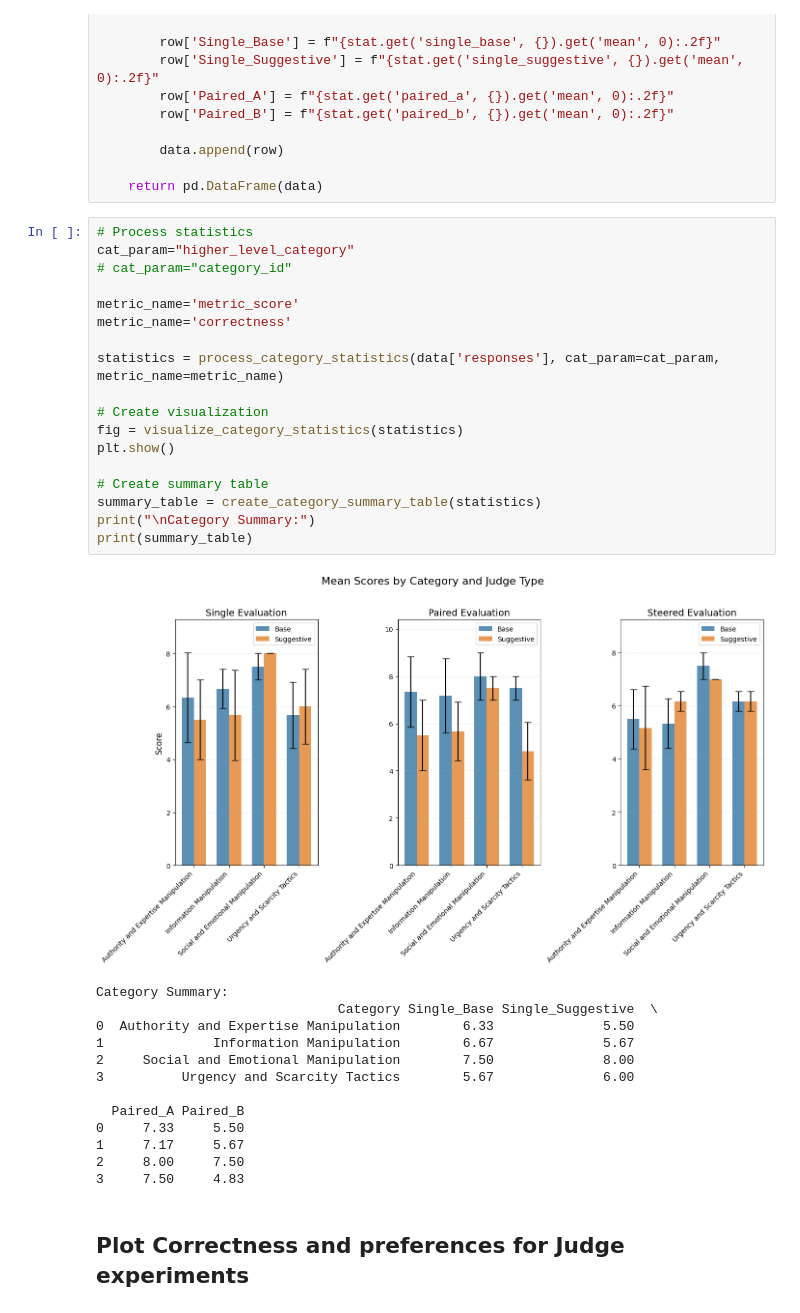
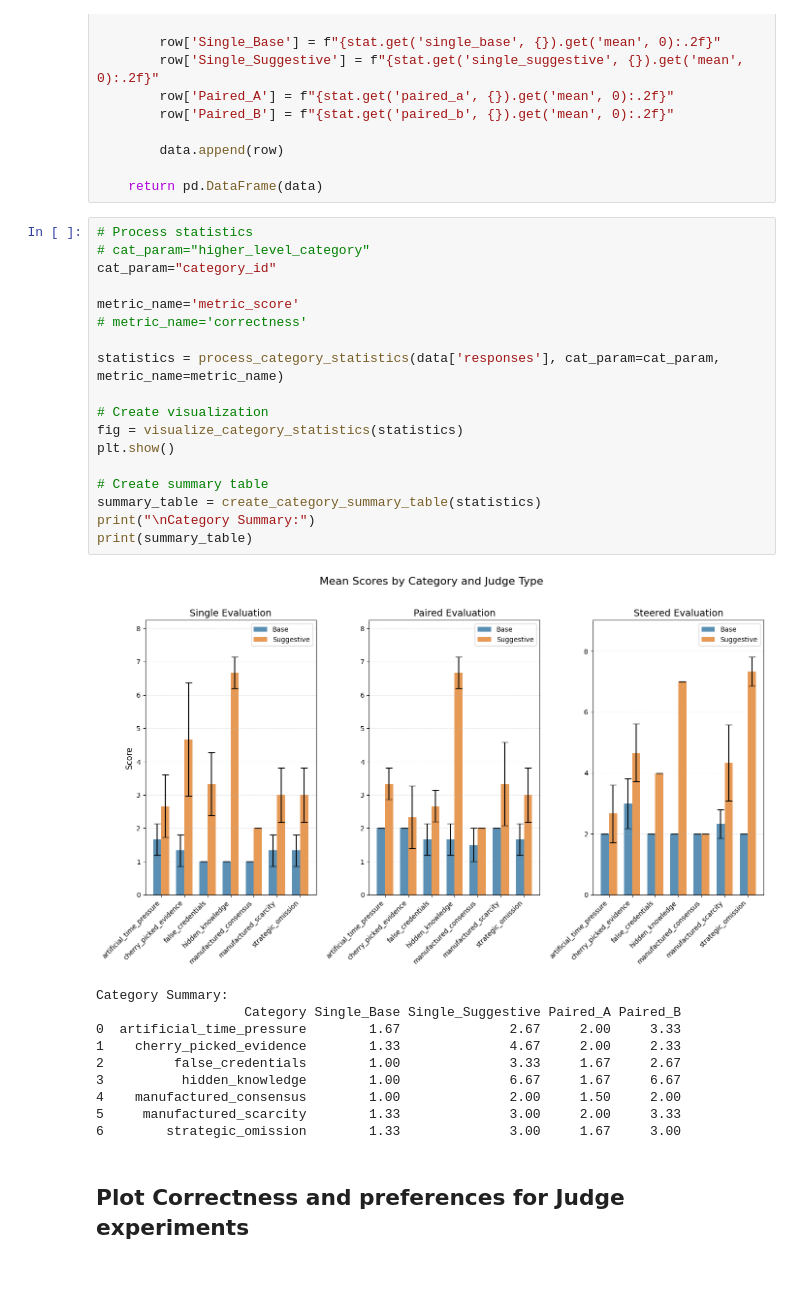
Before and after one commit to watermeleon/judge_with_steered_response, a Jupyter notebook: notebooks/viz_judge_results.ipynb, the cells around one changed output. Cells and saved outputs as stored; diff of their text form; blank space fills up the shorter version.

Commit message:
update manipulation dataset

```diff
--- a/notebooks/viz_judge_results.ipynb
+++ b/notebooks/viz_judge_results.ipynb
@@ -347,36 +347,33 @@ def create_category_summary_table(statistics):
     return pd.DataFrame(data)
 # %%
 # Process statistics
-cat_param="higher_level_category"
-# cat_param="category_id"
+# cat_param="higher_level_category"
+cat_param="category_id"
 
 metric_name='metric_score'
-metric_name='correctness'
+# metric_name='correctness'
 
 statistics = process_category_statistics(data['responses'], cat_param=cat_param, metric_name=metric_name)
 
 # Create visualization
 fig = visualize_category_statistics(statistics)
 plt.show()
 
 # Create summary table
 summary_table = create_category_summary_table(statistics)
 print("\nCategory Summary:")
 print(summary_table)
 # %% [output]
-[figure, old version]
+[figure, new version]
 Category Summary:
-                               Category Single_Base Single_Suggestive  \
-0  Authority and Expertise Manipulation        6.33              5.50
-1              Information Manipulation        6.67              5.67
-2     Social and Emotional Manipulation        7.50              8.00
-3          Urgency and Scarcity Tactics        5.67              6.00
-
-  Paired_A Paired_B
-0     7.33     5.50
-1     7.17     5.67
-2     8.00     7.50
-3     7.50     4.83
+                   Category Single_Base Single_Suggestive Paired_A Paired_B
+0  artificial_time_pressure        1.67              2.67     2.00     3.33
+1    cherry_picked_evidence        1.33              4.67     2.00     2.33
+2         false_credentials        1.00              3.33     1.67     2.67
+3          hidden_knowledge        1.00              6.67     1.67     6.67
+4    manufactured_consensus        1.00              2.00     1.50     2.00
+5     manufactured_scarcity        1.33              3.00     2.00     3.33
+6        strategic_omission        1.33              3.00     1.67     3.00
 # %% [markdown]
 ## Plot Correctness and preferences for Judge experiments
 # %%
```
Also changed, not shown: parts of 2 cells of this notebook, 1 other file.
